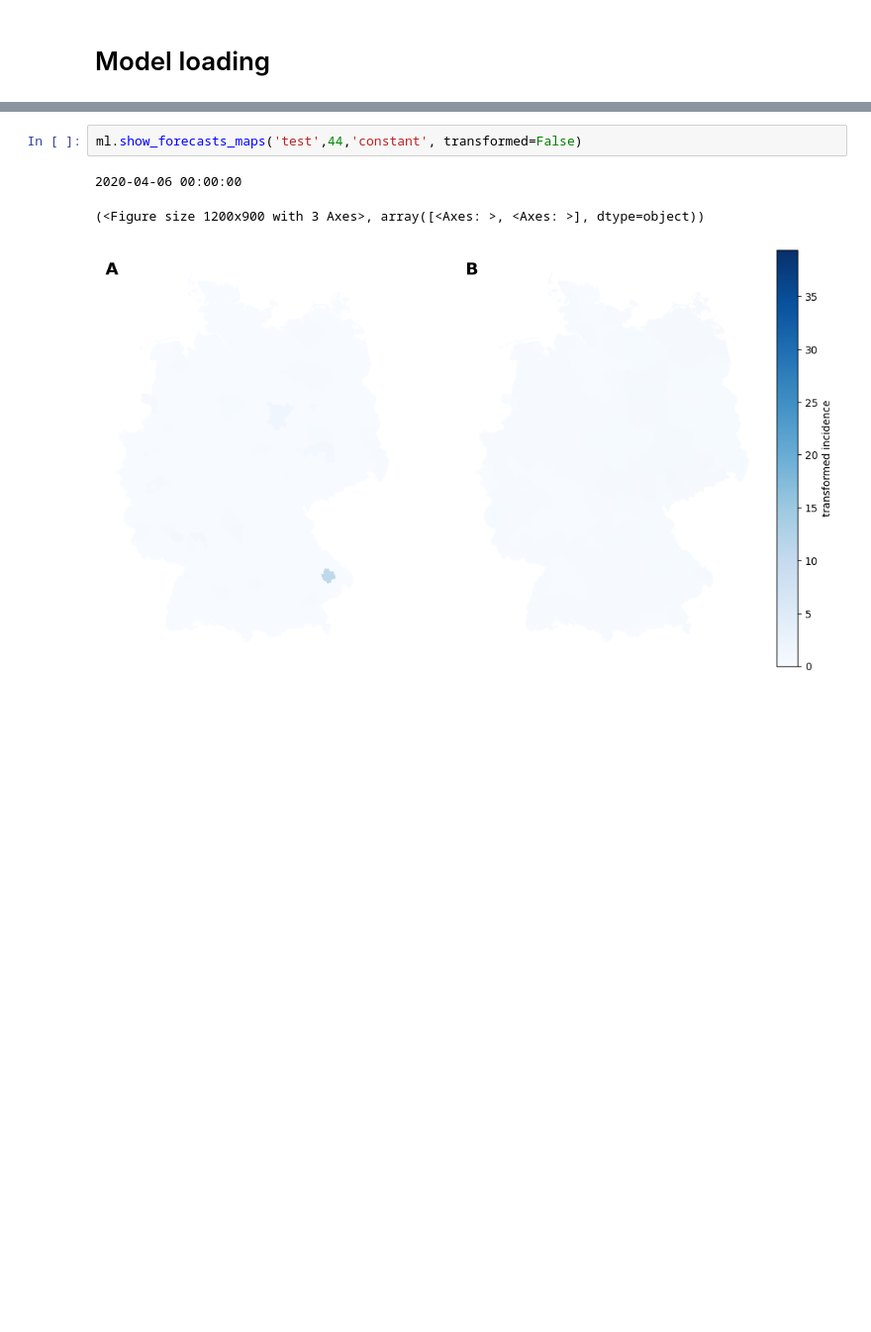
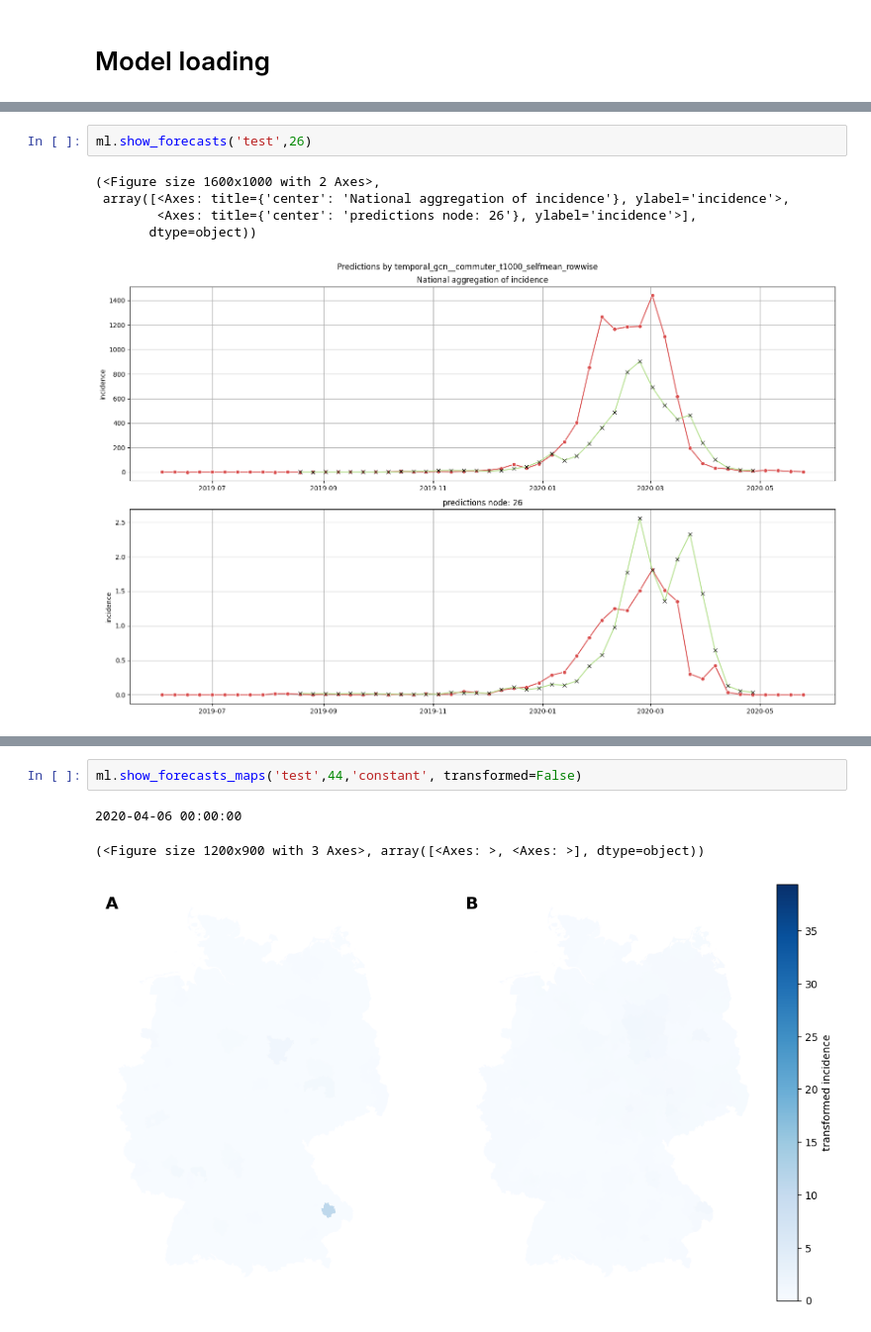
Before and after one commit to stends2001/infectious_disease_gnn, a Jupyter notebook: src/notebooks_storyline/4. TGCNs1.ipynb, the cells around one changed output, grey strips where cells are left out. Shown at 99% size. Cells and saved outputs as stored; diff of their text form; blank space fills up the shorter version.

```diff
--- a/src/notebooks_storyline/4. TGCNs1.ipynb
+++ b/src/notebooks_storyline/4. TGCNs1.ipynb
@@ -85,3 +80,11 @@ Test loss: 0.5253
+# %%
+ml.show_forecasts('test',26)
+# %% [output]
+(<Figure size 1600x1000 with 2 Axes>,
+ array([<Axes: title={'center': 'National aggregation of incidence'}, ylabel='incidence'>,
+        <Axes: title={'center': 'predictions node: 26'}, ylabel='incidence'>],
+       dtype=object))
+[figure, added]
 # %%
 ml.show_forecasts('train', 69,timeframe=['2008-06-01','2011-06-01'])
 # ml.forecast('val')
```
Also changed, not shown: parts of 3 cells of this notebook, 17 other files.
